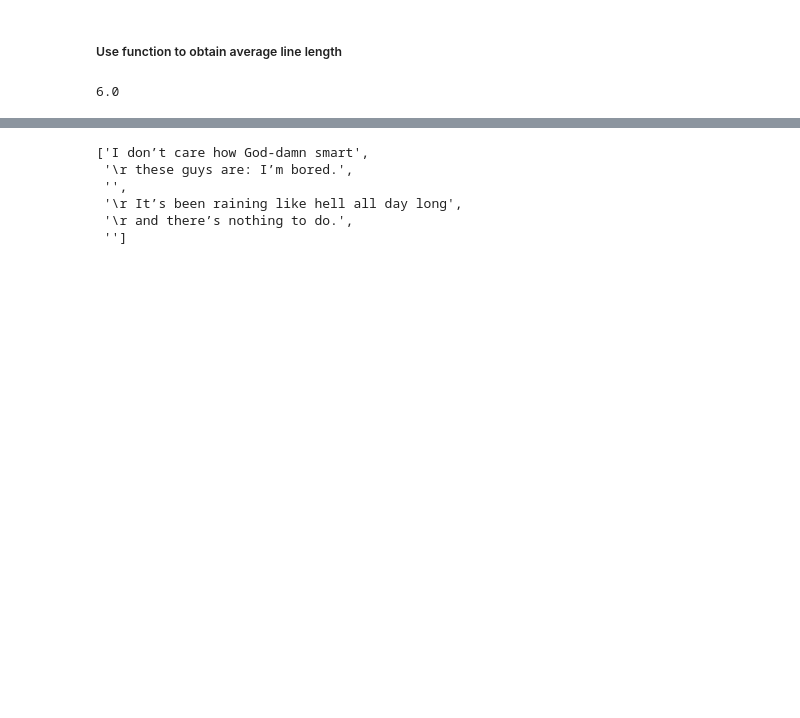
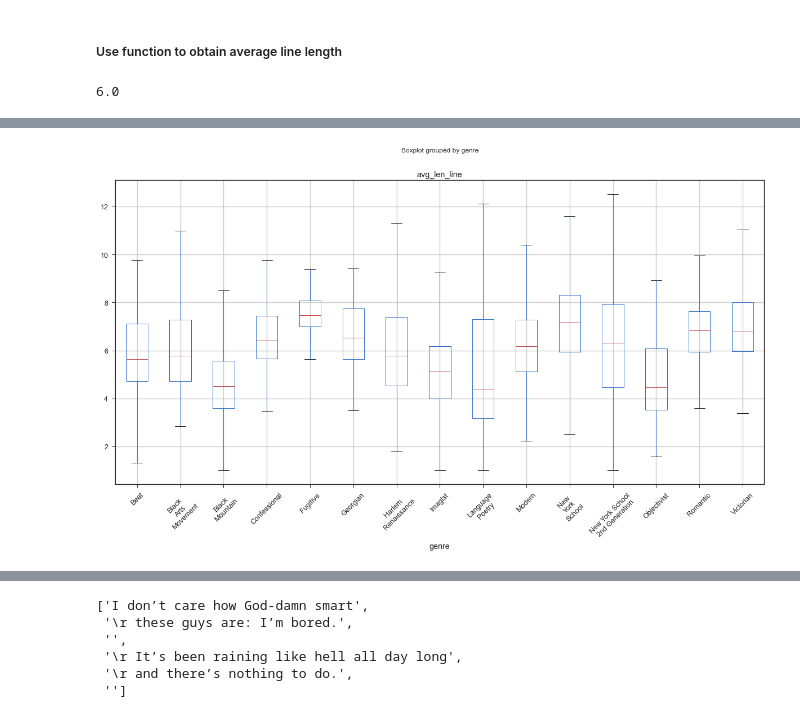
Before and after one commit to p-szymo/poetry_genre_classifier, a Jupyter notebook: eda_processing_feature_engineering_notebook.ipynb, the cells around one changed output, grey strips where cells are left out. Saved outputs shown, nothing was run; the diff lists cells and outputs as text; code cells hidden in the pictures; blank space fills up the shorter version.

```diff
--- a/eda_processing_feature_engineering_notebook.ipynb
+++ b/eda_processing_feature_engineering_notebook.ipynb
@@ -394,0 +464,5 @@ df_trim.to_csv('poetry_foundation_trimmed_temp.csv')
+# %%
+df_trim.boxplot('avg_len_line', 'genre', showfliers=False, figsize=(20,10))
+plt.xticks(ticks=range(1, len(genre_list_pretty)+1), labels=genre_list_pretty, rotation=45);
+# %% [output]
+[figure, added]
```
Also changed, not shown: parts of 9 cells of this notebook, 2 other files.
